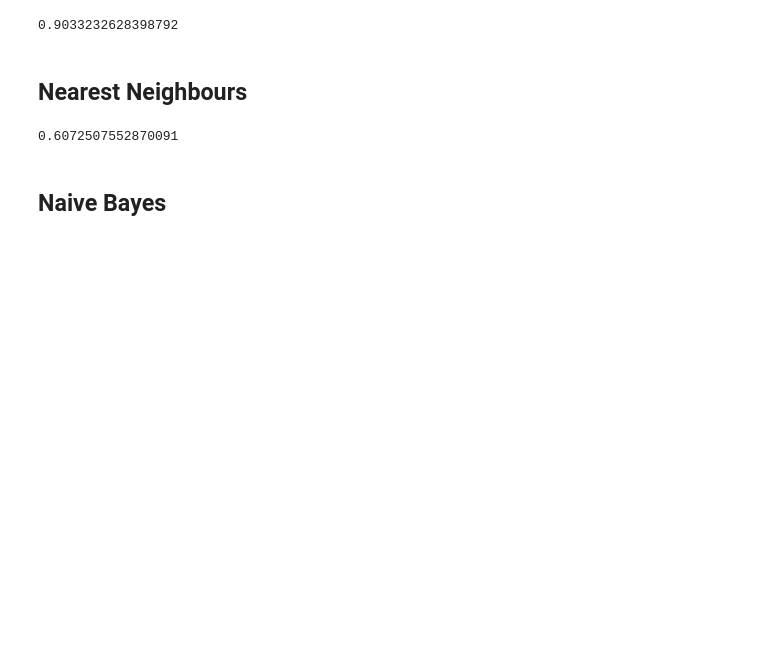
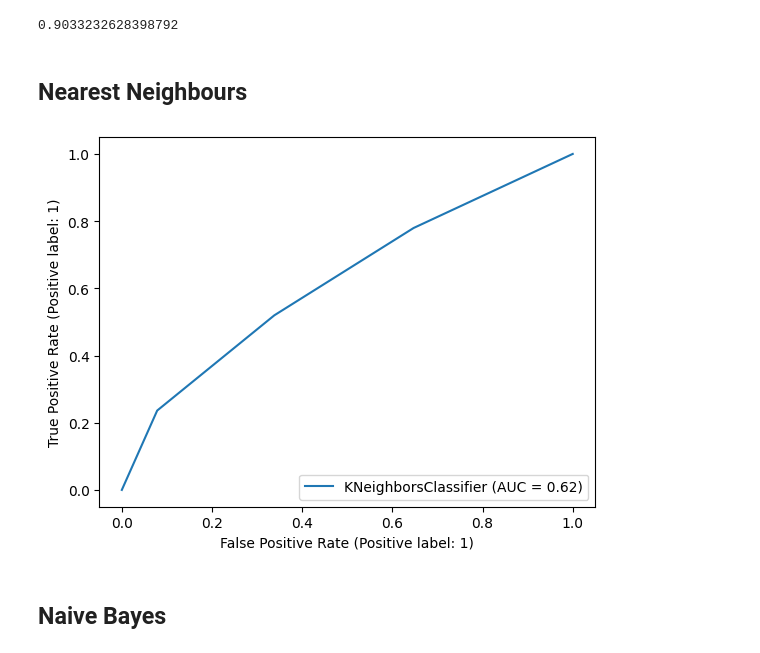
Before and after one commit to max-barker/comp5013-project, a Jupyter notebook: workbook.ipynb, the cells around one changed output. Cells and saved outputs as stored; diff of their text form; code cells hidden in the pictures; blank space fills up the shorter version.

```diff
--- a/workbook.ipynb
+++ b/workbook.ipynb
@@ -252,10 +253,11 @@ np.sum(prediction == y_test )/ len(y_test)
 # %%
 model = KNeighborsClassifier(n_neighbors=3)
 model.fit(X_train,y_train)
 y_pred = model.predict(X_test)
 accuracy_score(y_test, y_pred)
+knn_disp = RocCurveDisplay.from_estimator(model, X_test, y_test)
 # %% [output]
-0.6072507552870091
+[figure, added]
 # %% [markdown]
 ## Naive Bayes
 # %%
```
Also changed, not shown: parts of 7 cells of this notebook.
